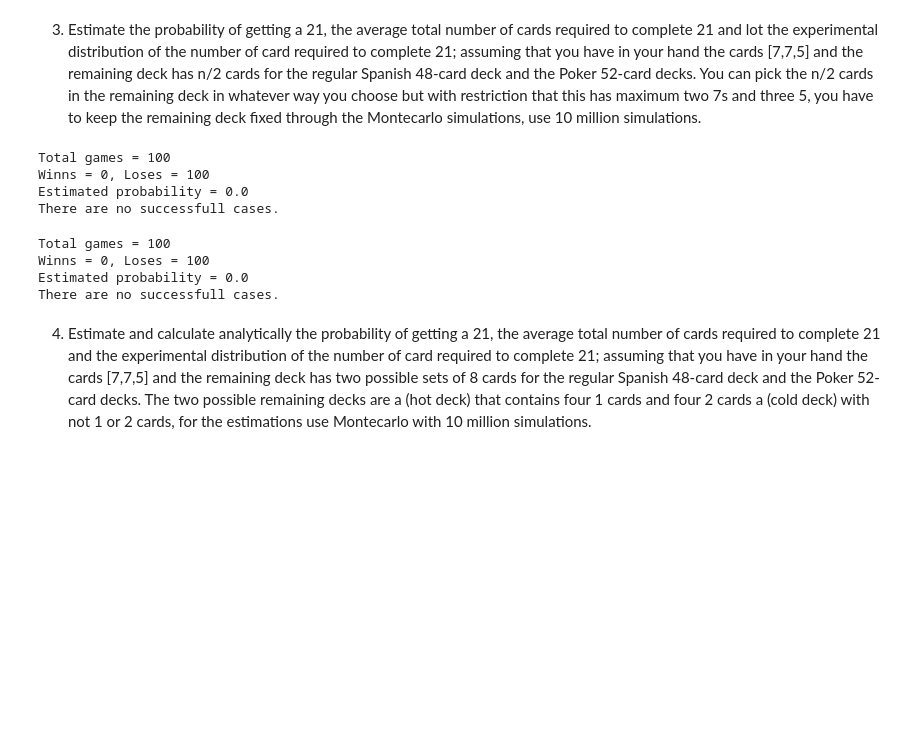
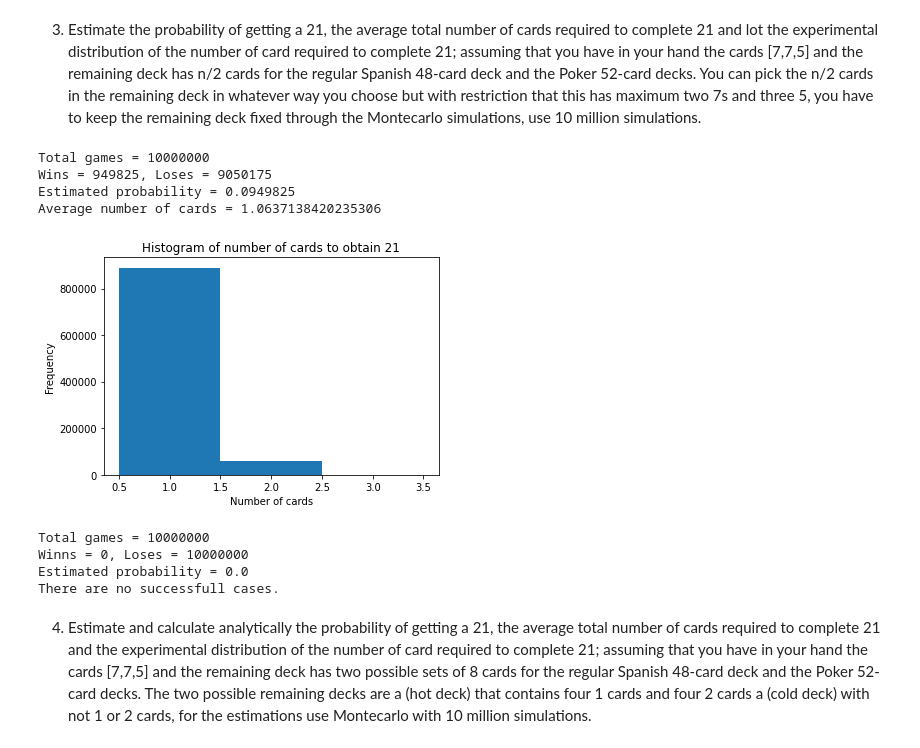
Before and after one commit to rcalvom/AlgorithmsUN2021I, a Jupyter notebook: Lab10/rcalvom21BlackjackGrClass2.ipynb, the cells around one changed output. Saved outputs shown, nothing was run; the diff lists cells and outputs as text; code cells hidden in the pictures; blank space fills up the shorter version.

```diff
--- a/Lab10/rcalvom21BlackjackGrClass2.ipynb
+++ b/Lab10/rcalvom21BlackjackGrClass2.ipynb
@@ -198,8 +198,8 @@ import matplotlib.pyplot as plt
 import numpy as np
 import statistics
 
-simulations = 100
-deck = [1, 2, 3, 4, 5, 6, 7, 10, 11, 12, 1, 2, 3, 4, 5, 6, 7, 8, 9, 10, 11, 12, 1, 2, 3, 4, 5, 6, 7, 8, 9, 10, 11, 12, 1, 2, 3, 4, 5, 6, 7, 8, 9, 10, 11, 12]
+simulations = 10000000
+deck = [1, 2, 3, 4, 5, 6, 7, 8, 9, 10, 11, 12, 1, 2, 3, 4, 5, 6, 7, 8, 9, 10, 11, 12, 1, 2, 3, 4, 5, 6, 7, 8, 9, 10, 11, 12, 1, 2, 3, 4, 5, 6, 7, 8, 9, 10, 11, 12]
 deck_size = len(deck)
 
 wins = 0
@@ -212,48 +212,49 @@ deck.pop(deck.index(7))
 deck.pop(deck.index(5))
 
 for i in range(simulations):
   current_deck = deck.copy()
   while len(current_deck) > deck_size / 2:
     current_deck.pop(r.randrange(len(current_deck)))
-  count = 0
+  count = 7 + 7 + 5
   n_cards = 0
-  while count < 21 - (7 + 7 + 5):
+  while count < 21:
     pos = r.randrange(len(current_deck))
     card = current_deck.pop(pos)
     count += card
     n_cards += 1
   if count == 21:
     wins += 1
     list_cards.append(n_cards)
   else:
     loses += 1
 
 print("Total games = {0}".format(simulations))
-print("Winns = {0}, Loses = {1}".format(wins, loses))
+print("Wins = {0}, Loses = {1}".format(wins, loses))
 print("Estimated probability = {0}".format(wins / simulations))
 if len(list_cards) > 0:
   print("Average number of cards = {0}".format(statistics.mean(list_cards)))
   b = np.array(range(min(list_cards) - 1, max(list_cards) + 2) ) + 0.5
   plt.hist(list_cards, bins=b)
   plt.title("Histogram of number of cards to obtain 21")
   plt.xlabel("Number of cards")
   plt.ylabel("Frequency")
   plt.show()
 else:
   print("There are no successfull cases.")
 # %% [output]
-Total games = 100
-Winns = 0, Loses = 100
-Estimated probability = 0.0
-There are no successfull cases.
+Total games = 10000000
+Wins = 949825, Loses = 9050175
+Estimated probability = 0.0949825
+Average number of cards = 1.0637138420235306
+[figure, added]
 # %%
 import random as r
 import matplotlib.pyplot as plt
 import numpy as np
 import statistics
 
-simulations = 100
-deck = [1, 2, 3, 4, 5, 6, 7, 10, 11, 12, 13, 1, 2, 3, 4, 5, 6, 7, 8, 9, 10, 11, 12, 13, 1, 2, 3, 4, 5, 6, 7, 8, 9, 10, 11, 12, 13, 1, 2, 3, 4, 5, 6, 7, 8, 9, 10, 11, 12, 13]
+simulations = 10000000
+deck = [1, 2, 3, 4, 5, 6, 7, 8, 9, 10, 11, 12, 13, 1, 2, 3, 4, 5, 6, 7, 8, 9, 10, 11, 12, 13, 1, 2, 3, 4, 5, 6, 7, 8, 9, 10, 11, 12, 13, 1, 2, 3, 4, 5, 6, 7, 8, 9, 10, 11, 12, 13]
 deck_size = len(deck)
 
 wins = 0
@@ -296,8 +297,8 @@ if len(list_cards) > 0:
 else:
   print("There are no successfull cases.")
 # %% [output]
-Total games = 100
-Winns = 0, Loses = 100
+Total games = 10000000
+Winns = 0, Loses = 10000000
 Estimated probability = 0.0
 There are no successfull cases.
 # %% [markdown]
```
Also changed, not shown: parts of 6 cells of this notebook.
